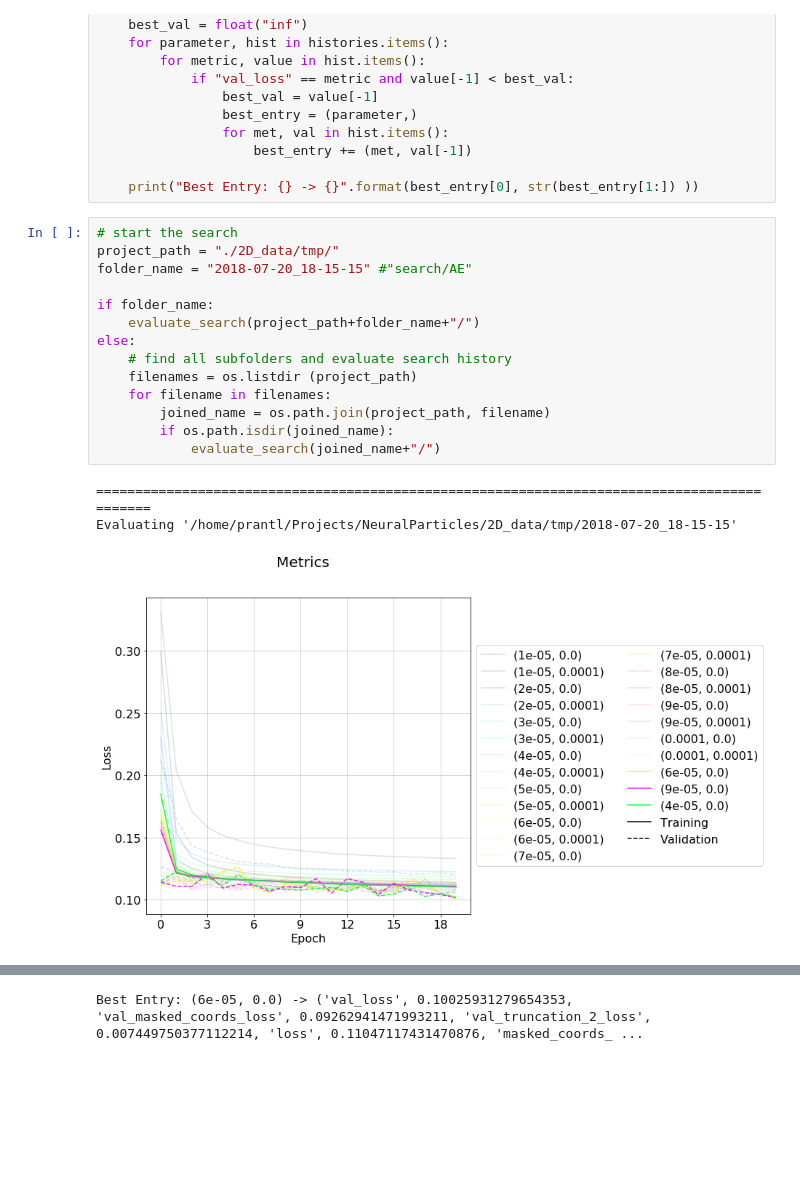
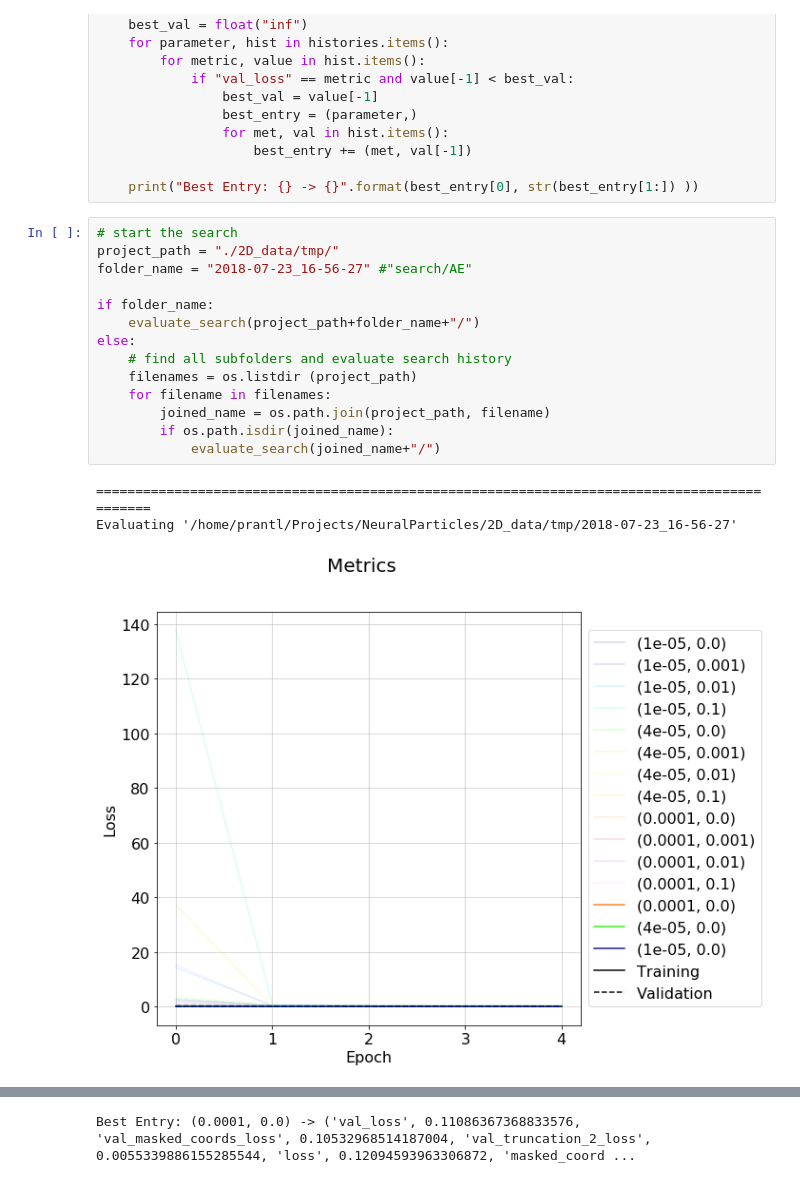
Before and after one commit to senliontec/NeuralParticles, a Jupyter notebook: plot_search_history.ipynb, the cells around one changed output, grey strips where cells are left out. Cells and saved outputs as stored; diff of their text form; blank space fills up the shorter version.

```diff
--- a/plot_search_history.ipynb
+++ b/plot_search_history.ipynb
@@ -75,18 +75,18 @@ def evaluate_search(search_path):
 # %%
 # start the search
 project_path = "./2D_data/tmp/"
-folder_name = "2018-07-20_18-15-15" #"search/AE"
+folder_name = "2018-07-23_16-56-27" #"search/AE"
 
 if folder_name:
     evaluate_search(project_path+folder_name+"/")
 else:
     # find all subfolders and evaluate search history
     filenames = os.listdir (project_path)
     for filename in filenames:
         joined_name = os.path.join(project_path, filename)
         if os.path.isdir(joined_name):
             evaluate_search(joined_name+"/")
 # %% [output]
 ============================================================================================
-Evaluating '/home/prantl/Projects/NeuralParticles/2D_data/tmp/2018-07-20_18-15-15'
+Evaluating '/home/prantl/Projects/NeuralParticles/2D_data/tmp/2018-07-23_16-56-27'
-[figure, old version]
+[figure, new version]
@@ -94 +94 @@ Evaluating '/home/prantl/Projects/NeuralParticles/2D_data/tmp/2018-07-20_18-15-1
-Best Entry: (6e-05, 0.0) -> ('val_loss', 0.10025931279654353, 'val_masked_coords_loss', 0.09262941471993211, 'val_truncation_2_loss', 0.007449750377112214, 'loss', 0.11047117431470876, 'masked_coords_ ...
+Best Entry: (0.0001, 0.0) -> ('val_loss', 0.11086367368833576, 'val_masked_coords_loss', 0.10532968514187004, 'val_truncation_2_loss', 0.0055339886155285544, 'loss', 0.12094593963306872, 'masked_coord ...
```
Also changed, not shown: parts of 1 cell of this notebook, 10 other files.
